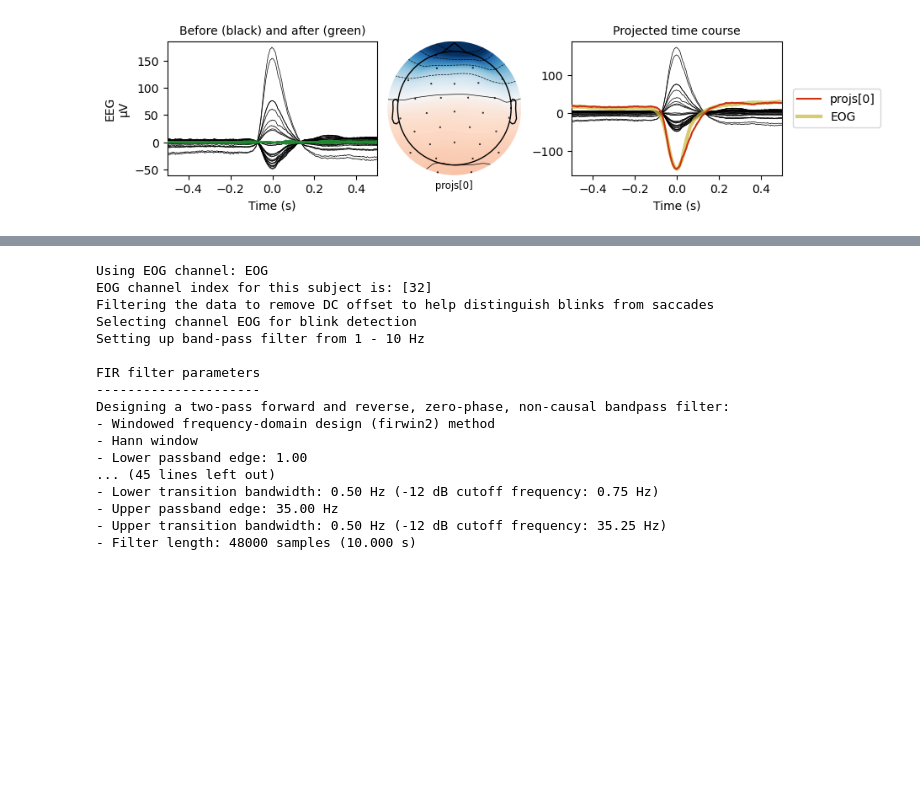
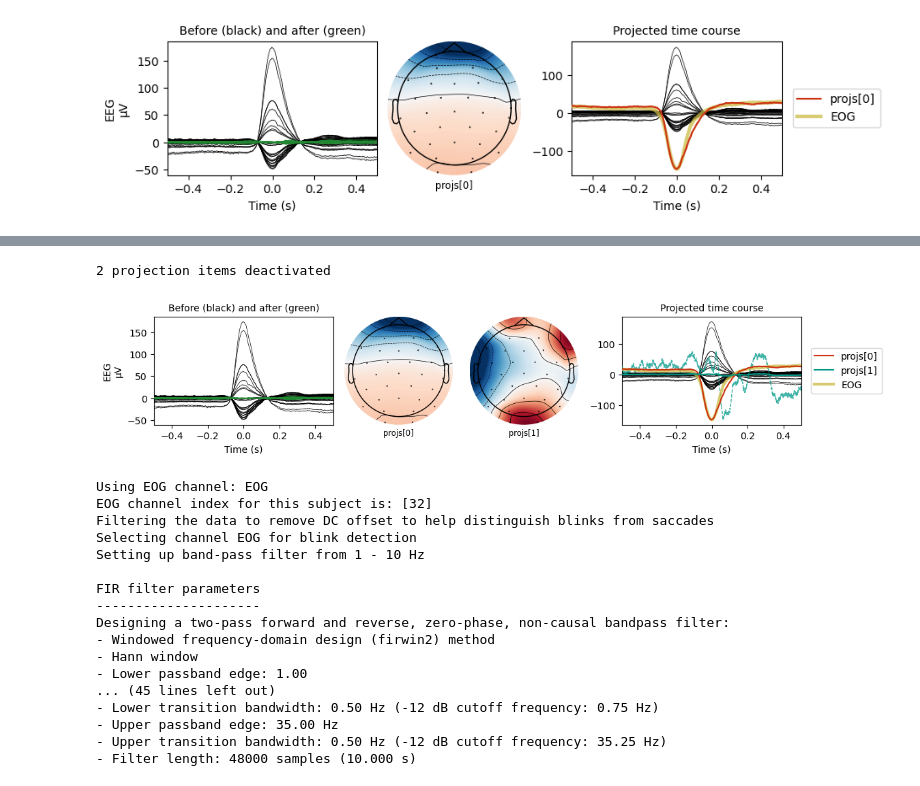
Before and after one commit to Shawnzty/tRNS-Intelligence, a Jupyter notebook: processing/prepare_raw_file/repair_EOG.ipynb, the cells around one changed output, grey strips where cells are left out. Drawn from its saved outputs; the diff is of its cells as text; code cells hidden in the pictures; blank space fills up the shorter version.

```diff
--- a/processing/prepare_raw_file/repair_EOG.ipynb
+++ b/processing/prepare_raw_file/repair_EOG.ipynb
@@ -260,0 +296,8 @@ fig.savefig('eog_projectors.png', dpi=600)
+# %%
+fig = mne.viz.plot_projs_joint(eog_projs, eog_evoked, "eog")
+fig.suptitle("EOG projectors (2 SSP vectors)")
+
+fig.savefig('../../../paper/preprocessing/EOG_twoproj.png', dpi=600)
+# %% [output]
+2 projection items deactivated
+[figure, added]
```
Also changed, not shown: parts of 6 cells of this notebook, 8 other files.
